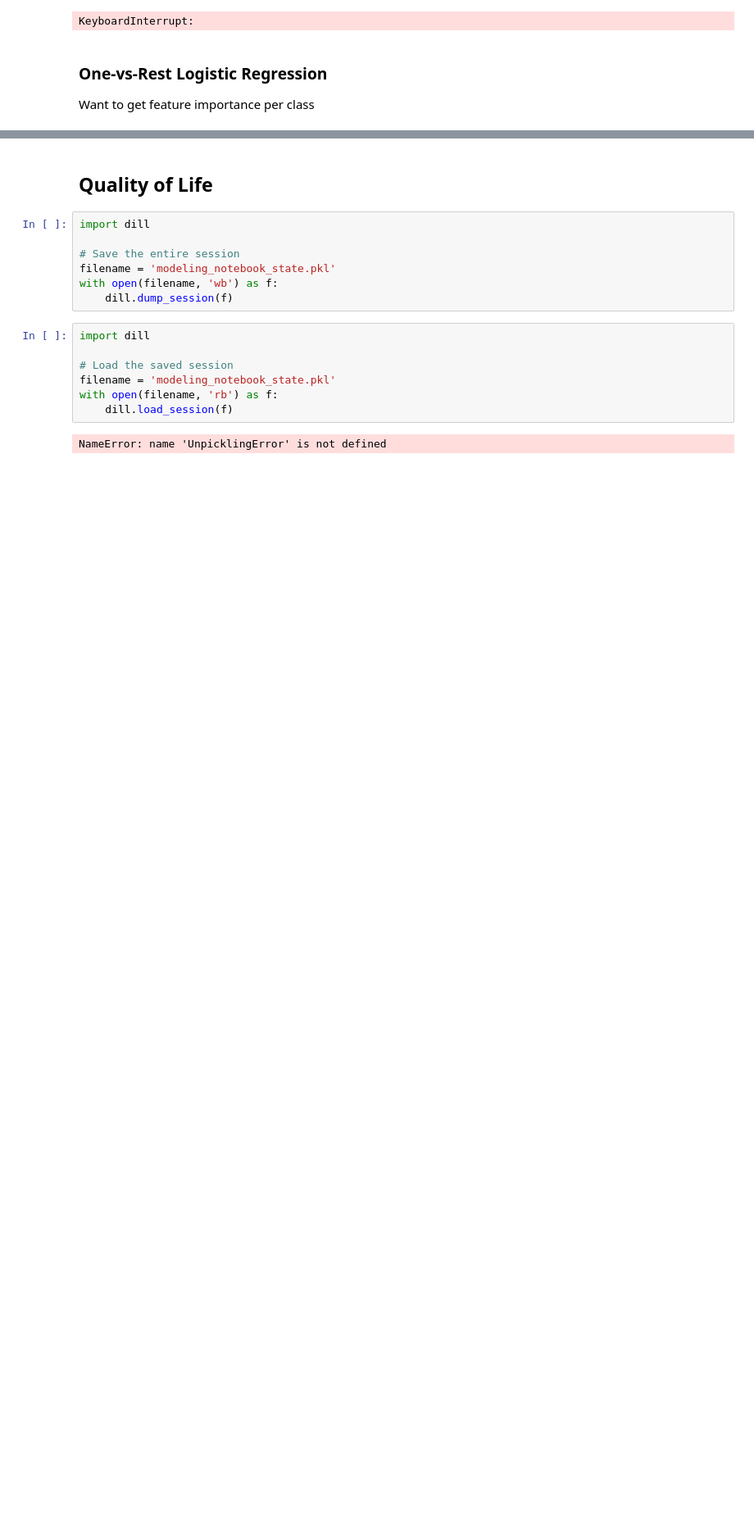
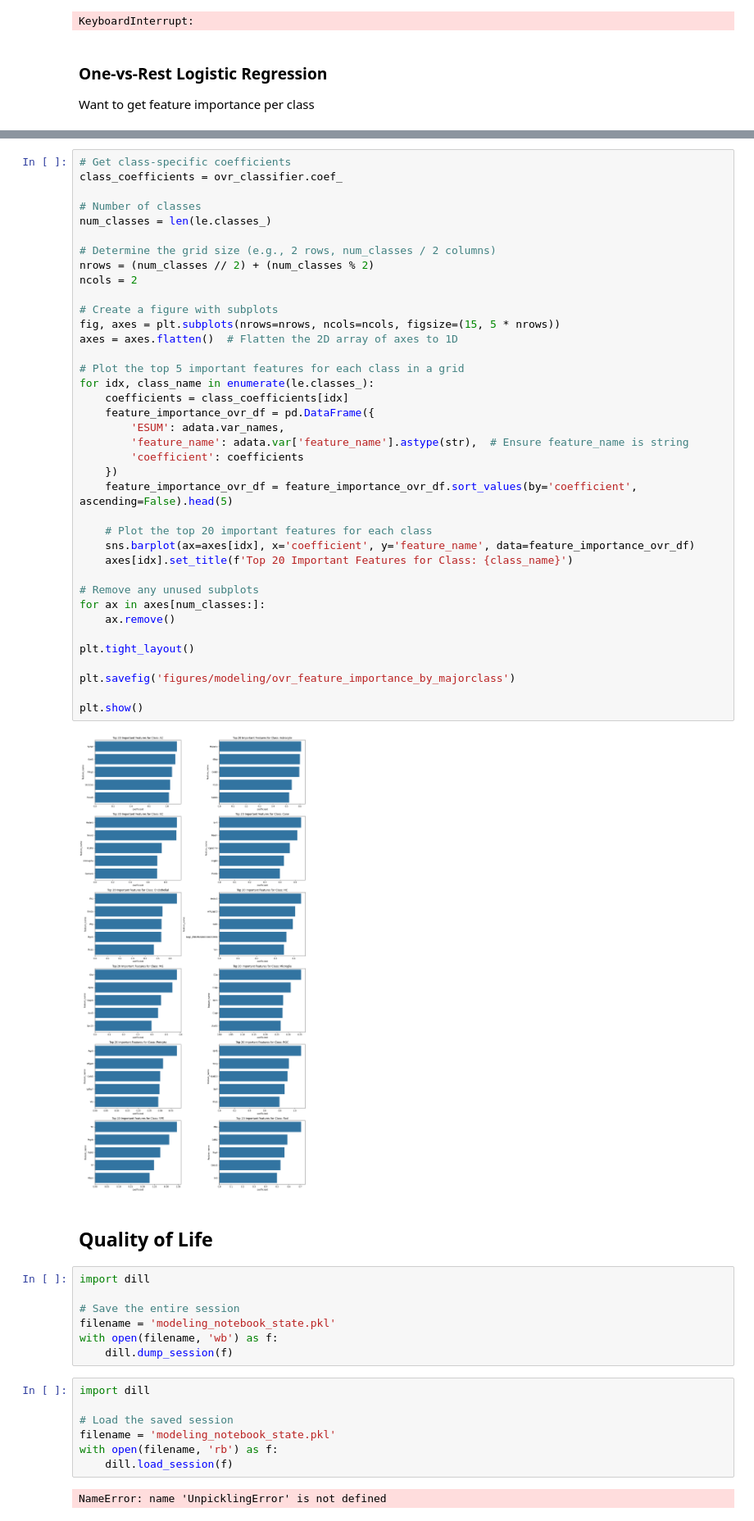
Before and after one commit to yuyanchenglab/CAMR2024, a Jupyter notebook: Modeling.ipynb, the cells around one changed output, grey strips where cells are left out. Shown: that part at 82% size. Drawn from its saved outputs; the diff is of its cells as text; blank space fills up the shorter version.

```diff
--- a/Modeling.ipynb
+++ b/Modeling.ipynb
@@ -332,3 +359,43 @@ ovr_classifier.fit(X_train, y_train)
+# %%
+# Get class-specific coefficients
+class_coefficients = ovr_classifier.coef_
+
+# Number of classes
+num_classes = len(le.classes_)
+
+# Determine the grid size (e.g., 2 rows, num_classes / 2 columns)
+nrows = (num_classes // 2) + (num_classes % 2)
+ncols = 2
+
+# Create a figure with subplots
+fig, axes = plt.subplots(nrows=nrows, ncols=ncols, figsize=(15, 5 * nrows))
+axes = axes.flatten()  # Flatten the 2D array of axes to 1D
+
+# Plot the top 5 important features for each class in a grid
+for idx, class_name in enumerate(le.classes_):
+    coefficients = class_coefficients[idx]
+    feature_importance_ovr_df = pd.DataFrame({
+        'ESUM': adata.var_names,
+        'feature_name': adata.var['feature_name'].astype(str),  # Ensure feature_name is string
+        'coefficient': coefficients
+    })
+    feature_importance_ovr_df = feature_importance_ovr_df.sort_values(by='coefficient', ascending=False).head(5)
+
+    # Plot the top 20 important features for each class
+    sns.barplot(ax=axes[idx], x='coefficient', y='feature_name', data=feature_importance_ovr_df)
+    axes[idx].set_title(f'Top 20 Important Features for Class: {class_name}')
+
+# Remove any unused subplots
+for ax in axes[num_classes:]:
+    ax.remove()
+
+plt.tight_layout()
+
+plt.savefig('figures/modeling/ovr_feature_importance_by_majorclass')
+
+plt.show()
+# %% [output]
+[figure, added]
 # %% [markdown]
 ## Quality of Life
 # %%
```
Also changed, not shown: parts of 2 cells of this notebook, 1 other file.
